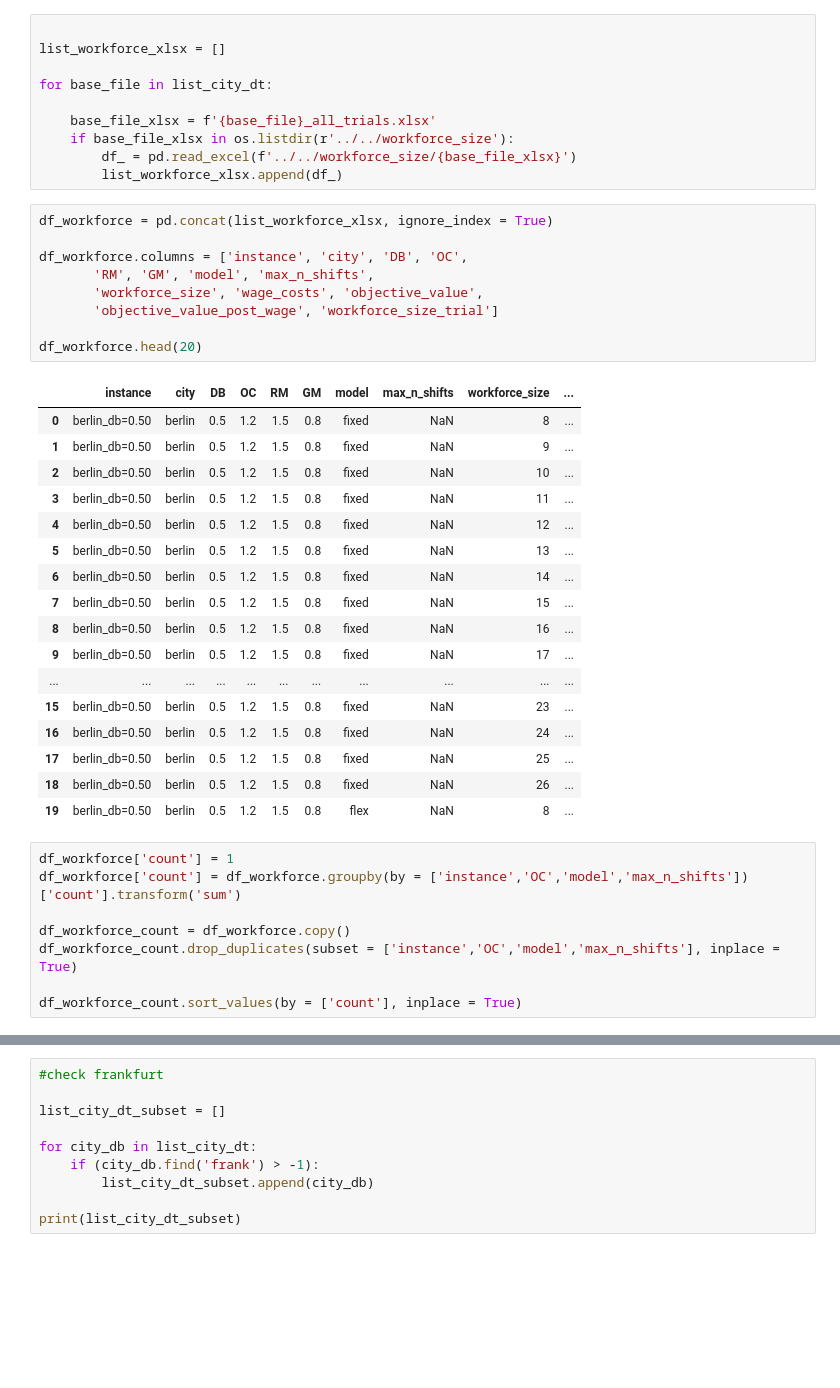
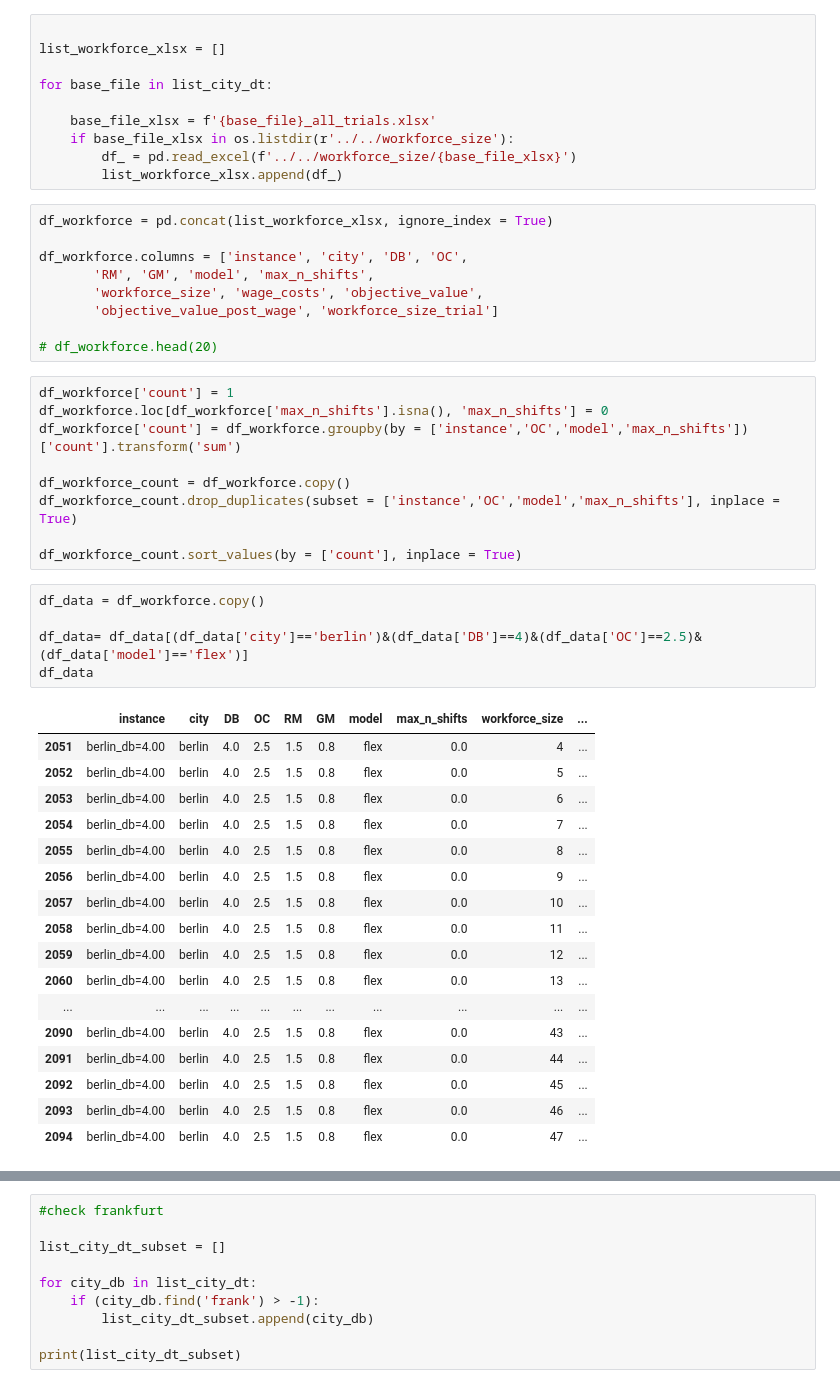
Before and after one commit to carlosperez1997/lmd-sizing-scheduling, a Jupyter notebook: code_team/code_cm/check_workforce_size_output.ipynb, the cells around one changed output, grey strips where cells are left out. Drawn from its saved outputs; the diff is of its cells as text; blank space fills up the shorter version.

```diff
--- a/code_team/code_cm/check_workforce_size_output.ipynb
+++ b/code_team/code_cm/check_workforce_size_output.ipynb
@@ -43,31 +43,37 @@ df_workforce.columns = ['instance', 'city', 'DB', 'OC',
        'workforce_size', 'wage_costs', 'objective_value',
        'objective_value_post_wage', 'workforce_size_trial']
 
-df_workforce.head(20)
+# df_workforce.head(20)
-# %% [output]
-|  | instance | city | DB | OC | RM | GM | model | max_n_shifts | workforce_size | ... |
-| 0 | berlin_db=0.50 | berlin | 0.5 | 1.2 | 1.5 | 0.8 | fixed | NaN | 8 | ... |
-| 1 | berlin_db=0.50 | berlin | 0.5 | 1.2 | 1.5 | 0.8 | fixed | NaN | 9 | ... |
-| 2 | berlin_db=0.50 | berlin | 0.5 | 1.2 | 1.5 | 0.8 | fixed | NaN | 10 | ... |
-| 3 | berlin_db=0.50 | berlin | 0.5 | 1.2 | 1.5 | 0.8 | fixed | NaN | 11 | ... |
-| 4 | berlin_db=0.50 | berlin | 0.5 | 1.2 | 1.5 | 0.8 | fixed | NaN | 12 | ... |
-| 5 | berlin_db=0.50 | berlin | 0.5 | 1.2 | 1.5 | 0.8 | fixed | NaN | 13 | ... |
-| 6 | berlin_db=0.50 | berlin | 0.5 | 1.2 | 1.5 | 0.8 | fixed | NaN | 14 | ... |
-| 7 | berlin_db=0.50 | berlin | 0.5 | 1.2 | 1.5 | 0.8 | fixed | NaN | 15 | ... |
-| 8 | berlin_db=0.50 | berlin | 0.5 | 1.2 | 1.5 | 0.8 | fixed | NaN | 16 | ... |
-| 9 | berlin_db=0.50 | berlin | 0.5 | 1.2 | 1.5 | 0.8 | fixed | NaN | 17 | ... |
-| ... | ... | ... | ... | ... | ... | ... | ... | ... | ... | ... |
-| 15 | berlin_db=0.50 | berlin | 0.5 | 1.2 | 1.5 | 0.8 | fixed | NaN | 23 | ... |
-| 16 | berlin_db=0.50 | berlin | 0.5 | 1.2 | 1.5 | 0.8 | fixed | NaN | 24 | ... |
-| 17 | berlin_db=0.50 | berlin | 0.5 | 1.2 | 1.5 | 0.8 | fixed | NaN | 25 | ... |
-| 18 | berlin_db=0.50 | berlin | 0.5 | 1.2 | 1.5 | 0.8 | fixed | NaN | 26 | ... |
-| 19 | berlin_db=0.50 | berlin | 0.5 | 1.2 | 1.5 | 0.8 | flex | NaN | 8 | ... |
 # %%
 df_workforce['count'] = 1
+df_workforce.loc[df_workforce['max_n_shifts'].isna(), 'max_n_shifts'] = 0
 df_workforce['count'] = df_workforce.groupby(by = ['instance','OC','model','max_n_shifts'])['count'].transform('sum')
 
 df_workforce_count = df_workforce.copy()
 df_workforce_count.drop_duplicates(subset = ['instance','OC','model','max_n_shifts'], inplace = True)
 
 df_workforce_count.sort_values(by = ['count'], inplace = True)
+# %%
+df_data = df_workforce.copy()
+
+df_data= df_data[(df_data['city']=='berlin')&(df_data['DB']==4)&(df_data['OC']==2.5)&(df_data['model']=='flex')]
+df_data
+# %% [output]
+|  | instance | city | DB | OC | RM | GM | model | max_n_shifts | workforce_size | ... |
+| 2051 | berlin_db=4.00 | berlin | 4.0 | 2.5 | 1.5 | 0.8 | flex | 0.0 | 4 | ... |
+| 2052 | berlin_db=4.00 | berlin | 4.0 | 2.5 | 1.5 | 0.8 | flex | 0.0 | 5 | ... |
+| 2053 | berlin_db=4.00 | berlin | 4.0 | 2.5 | 1.5 | 0.8 | flex | 0.0 | 6 | ... |
+| 2054 | berlin_db=4.00 | berlin | 4.0 | 2.5 | 1.5 | 0.8 | flex | 0.0 | 7 | ... |
+| 2055 | berlin_db=4.00 | berlin | 4.0 | 2.5 | 1.5 | 0.8 | flex | 0.0 | 8 | ... |
+| 2056 | berlin_db=4.00 | berlin | 4.0 | 2.5 | 1.5 | 0.8 | flex | 0.0 | 9 | ... |
+| 2057 | berlin_db=4.00 | berlin | 4.0 | 2.5 | 1.5 | 0.8 | flex | 0.0 | 10 | ... |
+| 2058 | berlin_db=4.00 | berlin | 4.0 | 2.5 | 1.5 | 0.8 | flex | 0.0 | 11 | ... |
+| 2059 | berlin_db=4.00 | berlin | 4.0 | 2.5 | 1.5 | 0.8 | flex | 0.0 | 12 | ... |
+| 2060 | berlin_db=4.00 | berlin | 4.0 | 2.5 | 1.5 | 0.8 | flex | 0.0 | 13 | ... |
+| ... | ... | ... | ... | ... | ... | ... | ... | ... | ... | ... |
+| 2090 | berlin_db=4.00 | berlin | 4.0 | 2.5 | 1.5 | 0.8 | flex | 0.0 | 43 | ... |
+| 2091 | berlin_db=4.00 | berlin | 4.0 | 2.5 | 1.5 | 0.8 | flex | 0.0 | 44 | ... |
+| 2092 | berlin_db=4.00 | berlin | 4.0 | 2.5 | 1.5 | 0.8 | flex | 0.0 | 45 | ... |
+| 2093 | berlin_db=4.00 | berlin | 4.0 | 2.5 | 1.5 | 0.8 | flex | 0.0 | 46 | ... |
+| 2094 | berlin_db=4.00 | berlin | 4.0 | 2.5 | 1.5 | 0.8 | flex | 0.0 | 47 | ... |
 # %%
```
Also changed, not shown: parts of 1 cell of this notebook, 4 other files.
